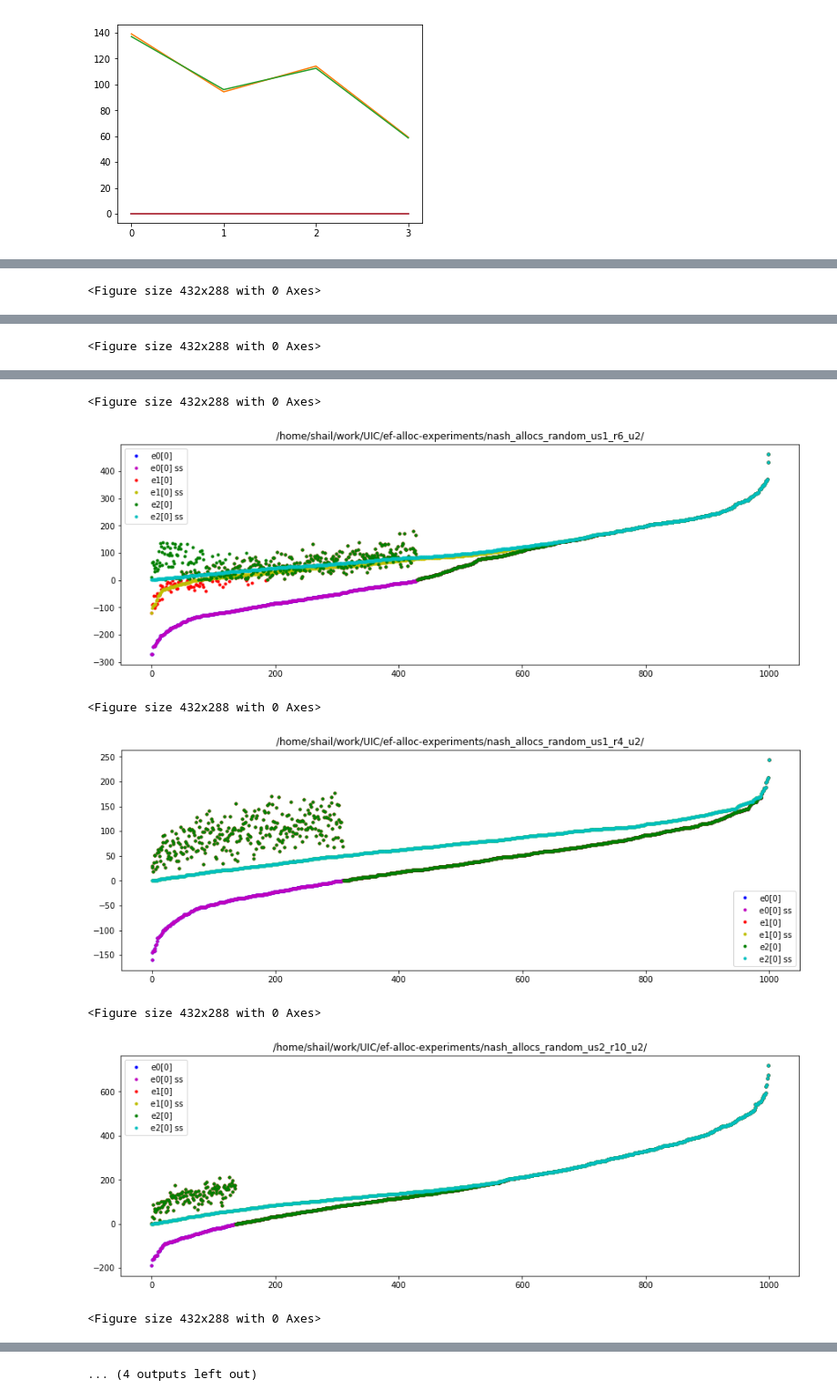
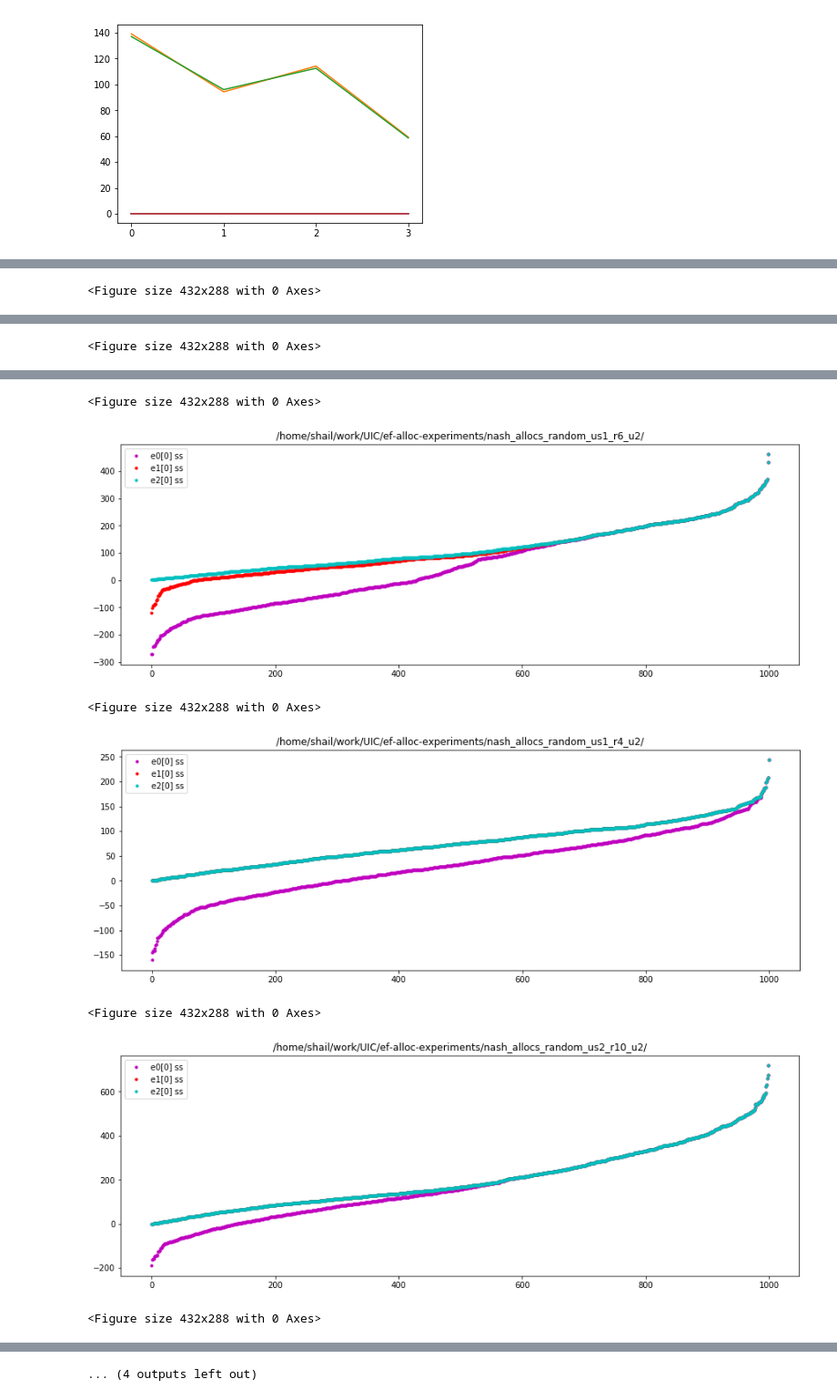
Before and after one commit to shailr/ef-alloc-experiments, a Jupyter notebook: EF_analysis_substitutive.ipynb, the cells around one changed output, grey strips where cells are left out. Shown at 91% size. Saved outputs shown, nothing was run; the diff lists cells and outputs as text; code cells hidden in the pictures.

```diff
--- a/EF_analysis_substitutive.ipynb
+++ b/EF_analysis_substitutive.ipynb
@@ -530,15 +530,15 @@ for f in dir_us1 + dir_us2:
 
     plt.figure(51)
     plt.figure(figsize=(15, 5))
-    plt.plot(range(0, len(envy_zip[0, :]), 1), envy_zip[0, :], 'b.', label="e0[0]")
+#     plt.plot(range(0, len(envy_zip[0, :]), 1), envy_zip[0, :], 'b.', label="e0[0]")
     plt.plot(range(0, len(envy_map[0, :]), 1), envy_map[0, :], 'm.', label="e0[0] ss")
     # plt.plot(range(0, len(envy_map[1, 0:500]), 1), envy_map[1, 0:500], 'ro', label="e0[1]")
 
-    plt.plot(range(0, len(envy_zip[1, :]), 1), envy_zip[1, :], 'r.', label="e1[0]")
-    plt.plot(range(0, len(envy1_map[0, :]), 1), envy1_map[0, :], 'y.', label="e1[0] ss")
+#     plt.plot(range(0, len(envy_zip[1, :]), 1), envy_zip[1, :], 'r.', label="e1[0]")
+    plt.plot(range(0, len(envy1_map[0, :]), 1), envy1_map[0, :], 'r.', label="e1[0] ss")
     # plt.plot(range(0, len(envy1_map[1, 0:500]), 1), envy1_map[1, 0:500], 'co', label="e1[1]")
 
-    plt.plot(range(0, len(envy_zip[2, :]), 1), envy_zip[2, :], 'g.', label="e2[0]")
+#     plt.plot(range(0, len(envy_zip[2, :]), 1), envy_zip[2, :], 'g.', label="e2[0]")
     plt.plot(range(0, len(envy2_map[0, :]), 1), envy2_map[0, :], 'c.', label="e2[0] ss")
     # plt.plot(range(0, len(envy2_map[1, 0:500]), 1), envy2_map[1, 0:500], 'yo', label="e2[1]")
     plt.title(f)
@@ -552,7 +552,7 @@ for f in dir_us1 + dir_us2:
 <Figure size 432x288 with 0 Axes>
-[figure, old version]
+[figure, new version]
 <Figure size 432x288 with 0 Axes>
-[figure, old version]
+[figure, new version]
 <Figure size 432x288 with 0 Axes>
-[figure, old version]
+[figure, new version]
 <Figure size 432x288 with 0 Axes>
```
Also changed, not shown: parts of 1 cell of this notebook, 2 other files.
